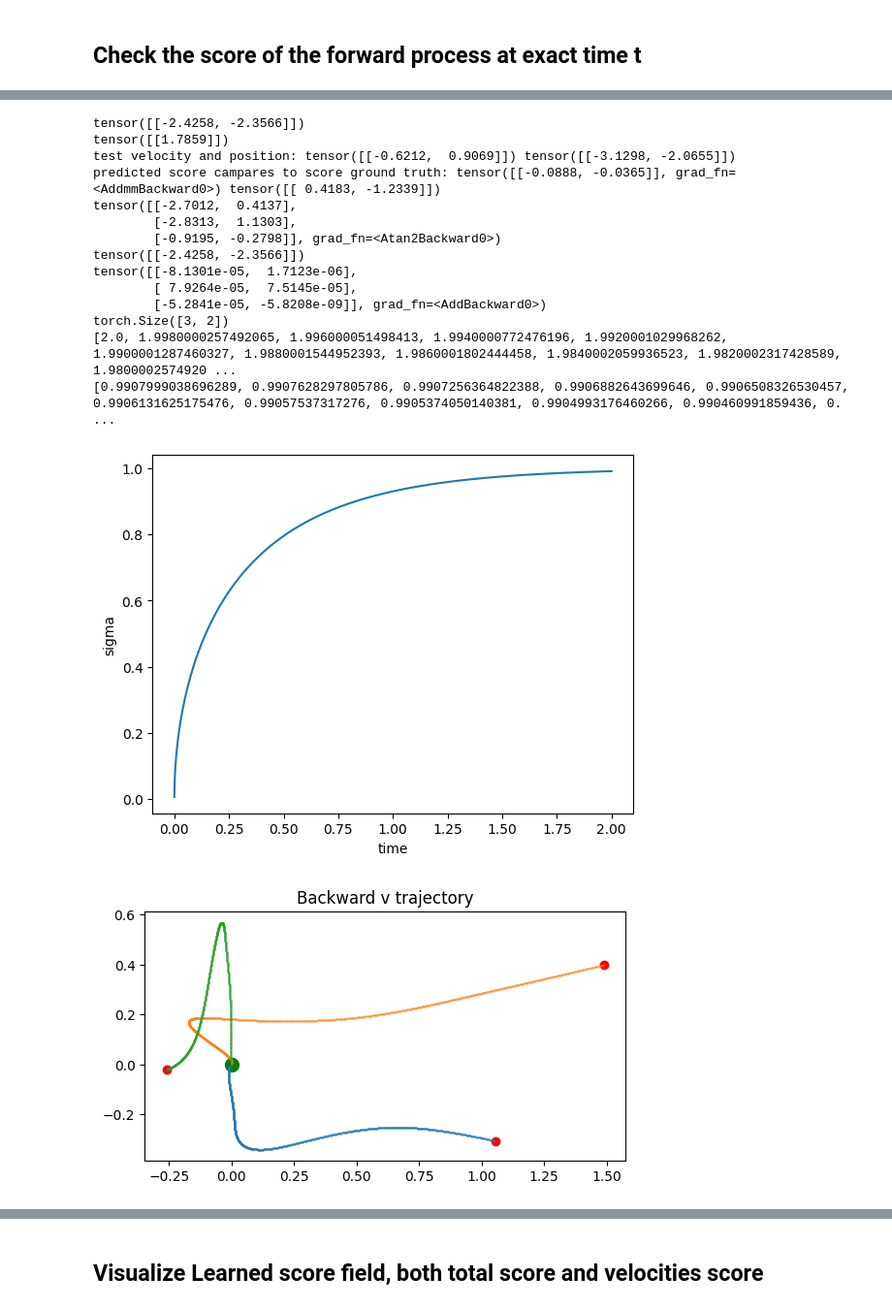
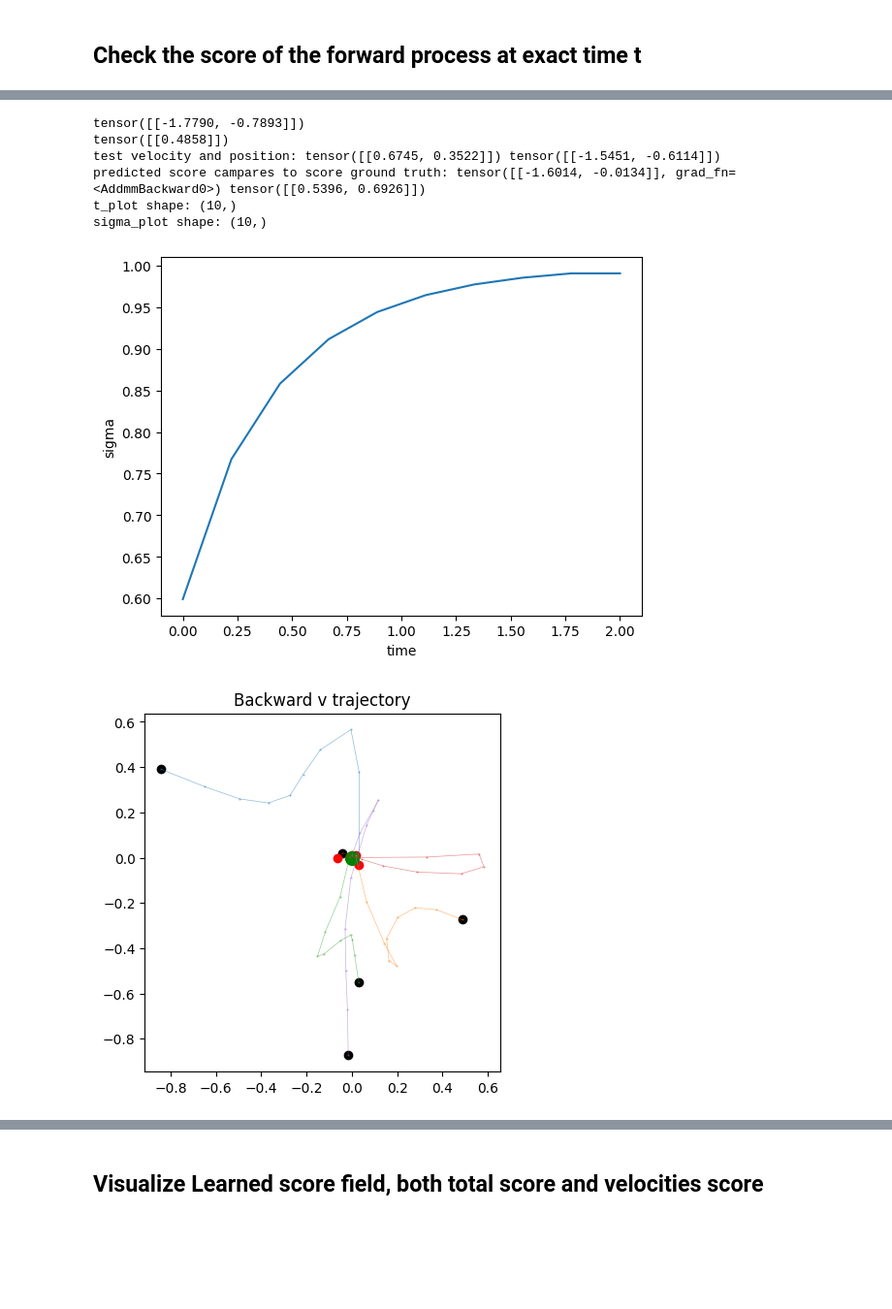
Before and after one commit to MateosCz/diffusion-playground, a Jupyter notebook: checkerboard_analysis.ipynb, the cells around one changed output, grey strips where cells are left out. Shown at 97% size. Drawn from its saved outputs; the diff is of its cells as text; code cells hidden in the pictures; blank space fills up the shorter version.

```diff
--- a/checkerboard_analysis.ipynb
+++ b/checkerboard_analysis.ipynb
@@ -278,13 +282,13 @@ print("test velocity and position:", vt,ft)
 # get the predicted score
 pred_score = score_nn(ft, vt, test_time)
 
-real_score = (1- torch.exp(-test_time))/(1 + torch.exp(-test_time)) * real_score - vt/ (model.sde.sigma_t(test_time)**2)
+real_score = real_score
 
 pred_f_traj, pred_v_traj, t_list, sigma_list = model.sample_backward(
     fT_prior_kw="uniform",
     vT_prior_kw="stdGauss",
-    data_shape=(3, 2),
-    n_steps = 1000,
+    data_shape=(5, 2),
+    n_steps = 10,
     total_time=2.0,
     tdm_score_fn=score_nn,
     sample_trajectory=True,
@@ -295,58 +299,73 @@ pred_f_traj, pred_v_traj, t_list, sigma_list = model.sample_backward(
     debug=True,
     tau = 1e-3)
 
 print("predicted score campares to score ground truth:", pred_score, real_score)
 
-print(pred_f_traj[-1])
-print(test_point)
-print(pred_v_traj[-1])
-print(pred_v_traj[0].shape)
+# print(pred_f_traj[-1])
+# print(test_point)
+# print(pred_v_traj[-1])
+# print(pred_v_traj[0].shape)
+# print("t_list",t_list.shape)
 # plot sigma, time corresponding to the backward trajectory
-t_plot = [float(torch.as_tensor(t).reshape(-1)[0].detach().cpu()) for t in t_list]
-sigma_plot = [float(torch.as_tensor(sigma).reshape(-1)[0].detach().cpu()) for sigma in sigma_list]
+t_plot = t_list
+# sigma_plot = [float(torch.as_tensor(sigma).reshape(-1)[0].detach().cpu()) for sigma in sigma_list]
+sigma_plot = sigma_list
+print("t_plot shape:", t_plot.shape)
+print("sigma_plot shape:", sigma_plot.shape)
 
-print(t_plot)
-print(sigma_plot)
+
 fig,ax = plt.subplots()
 ax.plot(t_plot,sigma_plot)
 ax.set_xlabel("time")
 ax.set_ylabel("sigma")
 plt.show()
 
 
 
 # plot the backward v trajectory
 pred_v_traj_cpu = [v.detach().cpu() for v in pred_v_traj]
 pred_vx_traj_cpu = [v[:,0].squeeze() for v in pred_v_traj_cpu]
 pred_vy_traj_cpu = [v[:,1].squeeze() for v in pred_v_traj_cpu]
 
-pred_vx_traj_cpu = pred_vx_traj_cpu[:-2]
-pred_vy_traj_cpu = pred_vy_traj_cpu[:-2]
+# pred_vx_traj_cpu = pred_vx_traj_cpu
+# pred_vy_traj_cpu = pred_vy_traj_cpu
 fig,ax = plt.subplots()
 ax.plot(pred_vx_traj_cpu,pred_vy_traj_cpu, marker = "o", markersize = 0.5, linewidth = 0.5, alpha = 0.5)
-ax.scatter(pred_vx_traj_cpu[0],pred_vy_traj_cpu[0], marker = "o",c = "red")
-ax.scatter(pred_vx_traj_cpu[-1],pred_vy_traj_cpu[-1], marker = "o",c = "black")
+ax.scatter(pred_vx_traj_cpu[0],pred_vy_traj_cpu[0], marker = "o",c = "black")
+ax.scatter(pred_vx_traj_cpu[-1],pred_vy_traj_cpu[-1], marker = "o",c = "red")
 ax.scatter(0,0, marker = "o",c = "green",s = 100)
 ax.set_aspect("equal")
 ax.set_title("Backward v trajectory")
 plt.show()
 
 
+pred_f_traj_cpu = [f.detach().cpu() for f in pred_f_traj]
+pred_fx_traj_cpu = [f[:,0].squeeze() for f in pred_f_traj_cpu]
+pred_fy_traj_cpu = [f[:,1].squeeze() for f in pred_f_traj_cpu]
+
+fig,ax = plt.subplots()
+custom_plot.draw_checkerboard(ax)
+ax.plot(pred_fx_traj_cpu,pred_fy_traj_cpu, marker = "o", markersize = 0.5, linewidth = 0.5, alpha = 0.5)
+ax.scatter(pred_fx_traj_cpu[0],pred_fy_traj_cpu[0], marker = "o",c = "black")
+ax.scatter(pred_fx_traj_cpu[-1],pred_fy_traj_cpu[-1], marker = "o",c = "red")
+ax.set_xlim(-np.pi,np.pi)
+ax.set_ylim(-np.pi,np.pi)
+ax.set_aspect("equal")
+ax.set_title("Backward f trajectory")
+plt.show()
+
+
+
+
+
+
 # recoverd f0, real f0 and predicted score at ft, real score at ft
 # %% [output]
-tensor([[-2.4258, -2.3566]])
-tensor([[1.7859]])
-test velocity and position: tensor([[-0.6212,  0.9069]]) tensor([[-3.1298, -2.0655]])
-predicted score campares to score ground truth: tensor([[-0.0888, -0.0365]], grad_fn=<AddmmBackward0>) tensor([[ 0.4183, -1.2339]])
-tensor([[-2.7012,  0.4137],
-        [-2.8313,  1.1303],
-        [-0.9195, -0.2798]], grad_fn=<Atan2Backward0>)
-tensor([[-2.4258, -2.3566]])
-tensor([[-8.1301e-05,  1.7123e-06],
-        [ 7.9264e-05,  7.5145e-05],
-        [-5.2841e-05, -5.8208e-09]], grad_fn=<AddBackward0>)
-torch.Size([3, 2])
-[2.0, 1.9980000257492065, 1.996000051498413, 1.9940000772476196, 1.9920001029968262, 1.9900001287460327, 1.9880001544952393, 1.9860001802444458, 1.9840002059936523, 1.9820002317428589, 1.9800002574920 ...
-[0.9907999038696289, 0.9907628297805786, 0.9907256364822388, 0.9906882643699646, 0.9906508326530457, 0.9906131625175476, 0.99057537317276, 0.9905374050140381, 0.9904993176460266, 0.990460991859436, 0. ...
+tensor([[-1.7790, -0.7893]])
+tensor([[0.4858]])
+test velocity and position: tensor([[0.6745, 0.3522]]) tensor([[-1.5451, -0.6114]])
+predicted score campares to score ground truth: tensor([[-1.6014, -0.0134]], grad_fn=<AddmmBackward0>) tensor([[0.5396, 0.6926]])
+t_plot shape: (10,)
+sigma_plot shape: (10,)
-[figure, old version]
+[figure, new version]
-[figure, old version]
+[figure, new version]
```
Also changed, not shown: parts of 17 cells of this notebook, 5 other files.
